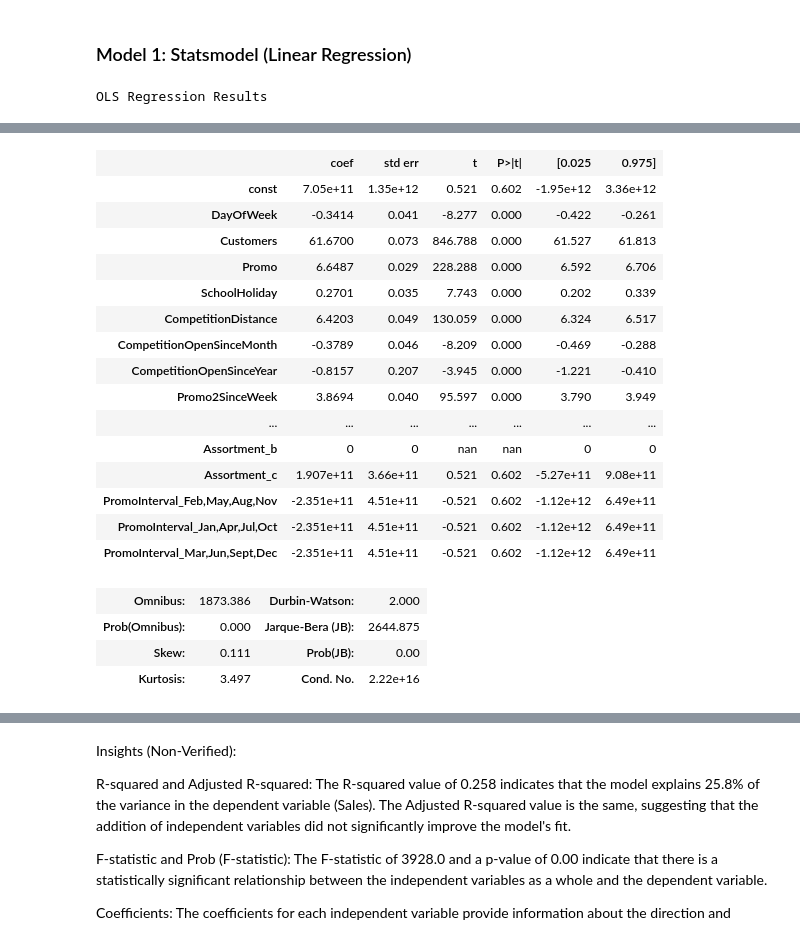
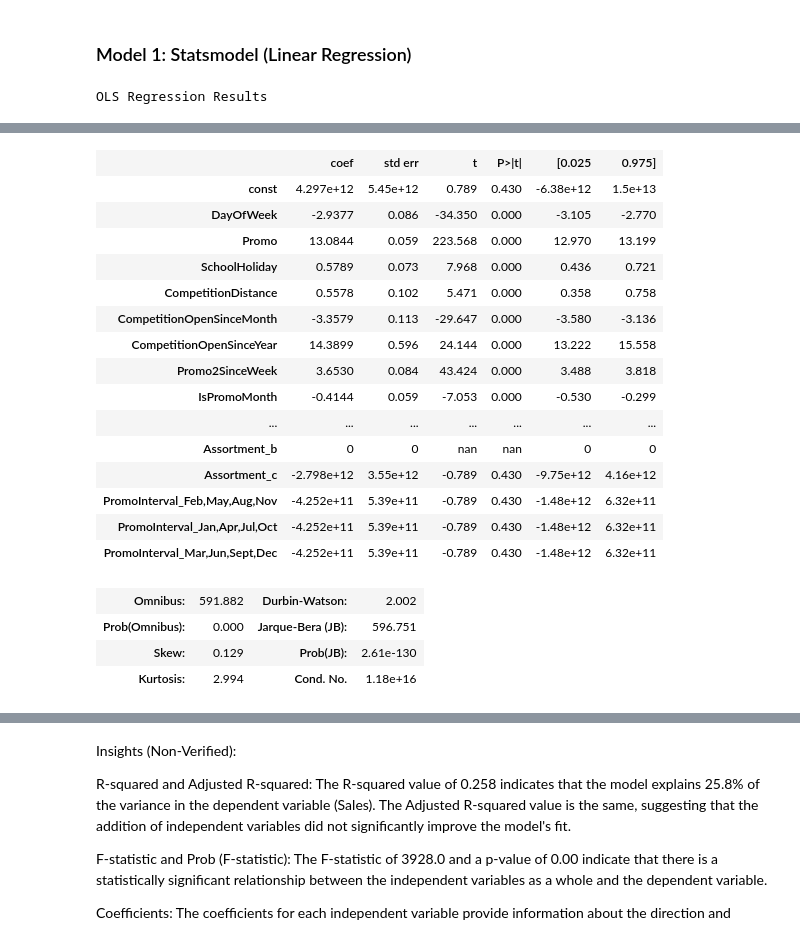
Before and after one commit to pvanand07/Retail-Sales-Prediction-Regression, a Jupyter notebook: 1_1_RS_Linear_Regression.ipynb, the cells around one changed output, grey strips where cells are left out. Drawn from its saved outputs; the diff is of its cells as text; code cells hidden in the pictures.

```diff
--- a/1_1_RS_Linear_Regression.ipynb
+++ b/1_1_RS_Linear_Regression.ipynb
@@ -51,43 +48,0 @@ df_m2['StateHoliday'] = df_m2['StateHoliday'].replace(['0', 0], '0')
-# %%
-# Data pre-processing
-def cap_outliers(df):
-    # Create a copy of the DataFrame to avoid modifying the original data
-    cleaned_df = df.copy()
-
-    # Iterate over numerical columns
-    for column in cleaned_df.select_dtypes(include=np.number):
-        # Calculate the 99th percentile value
-        cap_value = cleaned_df[column].quantile(0.95)
-
-        # Cap outliers to the 99th percentile value
-        cleaned_df[column] = np.where(cleaned_df[column] > cap_value, cap_value, cleaned_df[column])
-
-    return cleaned_df
-
-def pre_processing2(df_m):
-
-  target_col = 'Sales'
-  df_c = df_m.drop_duplicates().copy()
-  df_c = df_c.dropna()#.sample(n = 5000, random_state = 42)
-  #df_c = df_c.sample(n = 5000, random_state = 42)
-
-  # Generate  week_number, month and year columns from datetime
-  df_c['week_number'] = (df_c['Date']).dt.week
-  df_c['month'] = (df_c['Date']).dt.month
-  df_c['year'] = (df_c['Date']).dt.year
-  df_c.drop(['Date'], axis=1, inplace=True)#,'Customers'
-
-  df_c = cap_outliers(df_c)
-
-
-  # Separate features and target
-  X = df_c.drop(target_col, axis=1)
-  y = df_c[target_col]
-
-  # Perform one-hot encoding for categorical features
-  categorical_features = X.select_dtypes(include='category').columns.tolist()
-  X_encoded = pd.get_dummies(X, columns=categorical_features)
-
-  # Split the dataset into training and testing sets
-  X_train, X_test, y_train, y_test = train_test_split(X_encoded, y, test_size=0.2, random_state=42)
-  return X_train, X_test, y_train, y_test
@@ -114,7 +55,7 @@ from sklearn.linear_model import LinearRegression
 from sklearn.preprocessing import StandardScaler
 
 # Assuming `pre_processing2` returns X_train, X_test, y_train, y_test
-X_train, X_test, y_train, y_test = pre_processing2((df_m2).drop(['Promo2','Promo2SinceYear'], axis=1))
+X_train, X_test, y_train, y_test = pre_processing2((df_m2).drop(['Customers','Promo2','Promo2SinceYear'], axis=1))
 
 # Create the scaler and fit/transform X_train and X_test
 #scaler = StandardScaler()
@@ -150,24 +91,24 @@ OLS Regression Results
 | Df Model: | 19 |  |  |
 | Covariance Type: | nonrobust |  |  |
 |  | coef | std err | t | P>|t| | [0.025 | 0.975] |
-| const | 7.05e+11 | 1.35e+12 | 0.521 | 0.602 | -1.95e+12 | 3.36e+12 |
-| DayOfWeek | -0.3414 | 0.041 | -8.277 | 0.000 | -0.422 | -0.261 |
-| Customers | 61.6700 | 0.073 | 846.788 | 0.000 | 61.527 | 61.813 |
-| Promo | 6.6487 | 0.029 | 228.288 | 0.000 | 6.592 | 6.706 |
-| SchoolHoliday | 0.2701 | 0.035 | 7.743 | 0.000 | 0.202 | 0.339 |
-| CompetitionDistance | 6.4203 | 0.049 | 130.059 | 0.000 | 6.324 | 6.517 |
-| CompetitionOpenSinceMonth | -0.3789 | 0.046 | -8.209 | 0.000 | -0.469 | -0.288 |
-| CompetitionOpenSinceYear | -0.8157 | 0.207 | -3.945 | 0.000 | -1.221 | -0.410 |
-| Promo2SinceWeek | 3.8694 | 0.040 | 95.597 | 0.000 | 3.790 | 3.949 |
+| const | 4.297e+12 | 5.45e+12 | 0.789 | 0.430 | -6.38e+12 | 1.5e+13 |
+| DayOfWeek | -2.9377 | 0.086 | -34.350 | 0.000 | -3.105 | -2.770 |
+| Promo | 13.0844 | 0.059 | 223.568 | 0.000 | 12.970 | 13.199 |
+| SchoolHoliday | 0.5789 | 0.073 | 7.968 | 0.000 | 0.436 | 0.721 |
+| CompetitionDistance | 0.5578 | 0.102 | 5.471 | 0.000 | 0.358 | 0.758 |
+| CompetitionOpenSinceMonth | -3.3579 | 0.113 | -29.647 | 0.000 | -3.580 | -3.136 |
+| CompetitionOpenSinceYear | 14.3899 | 0.596 | 24.144 | 0.000 | 13.222 | 15.558 |
+| Promo2SinceWeek | 3.6530 | 0.084 | 43.424 | 0.000 | 3.488 | 3.818 |
+| IsPromoMonth | -0.4144 | 0.059 | -7.053 | 0.000 | -0.530 | -0.299 |
 | ... | ... | ... | ... | ... | ... | ... |
 | Assortment_b | 0 | 0 | nan | nan | 0 | 0 |
-| Assortment_c | 1.907e+11 | 3.66e+11 | 0.521 | 0.602 | -5.27e+11 | 9.08e+11 |
-| PromoInterval_Feb,May,Aug,Nov | -2.351e+11 | 4.51e+11 | -0.521 | 0.602 | -1.12e+12 | 6.49e+11 |
-| PromoInterval_Jan,Apr,Jul,Oct | -2.351e+11 | 4.51e+11 | -0.521 | 0.602 | -1.12e+12 | 6.49e+11 |
-| PromoInterval_Mar,Jun,Sept,Dec | -2.351e+11 | 4.51e+11 | -0.521 | 0.602 | -1.12e+12 | 6.49e+11 |
+| Assortment_c | -2.798e+12 | 3.55e+12 | -0.789 | 0.430 | -9.75e+12 | 4.16e+12 |
+| PromoInterval_Feb,May,Aug,Nov | -4.252e+11 | 5.39e+11 | -0.789 | 0.430 | -1.48e+12 | 6.32e+11 |
+| PromoInterval_Jan,Apr,Jul,Oct | -4.252e+11 | 5.39e+11 | -0.789 | 0.430 | -1.48e+12 | 6.32e+11 |
+| PromoInterval_Mar,Jun,Sept,Dec | -4.252e+11 | 5.39e+11 | -0.789 | 0.430 | -1.48e+12 | 6.32e+11 |
-| Omnibus: | 1873.386 | Durbin-Watson: | 2.000 |
-| Prob(Omnibus): | 0.000 | Jarque-Bera (JB): | 2644.875 |
-| Skew: | 0.111 | Prob(JB): | 0.00 |
-| Kurtosis: | 3.497 | Cond. No. | 2.22e+16 |
+| Omnibus: | 591.882 | Durbin-Watson: | 2.002 |
+| Prob(Omnibus): | 0.000 | Jarque-Bera (JB): | 596.751 |
+| Skew: | 0.129 | Prob(JB): | 2.61e-130 |
+| Kurtosis: | 2.994 | Cond. No. | 1.18e+16 |
 Notes:
 [1] Standard Errors assume that the covariance matrix of the errors is correctly specified.
```
Also changed, not shown: parts of 24 cells of this notebook.
